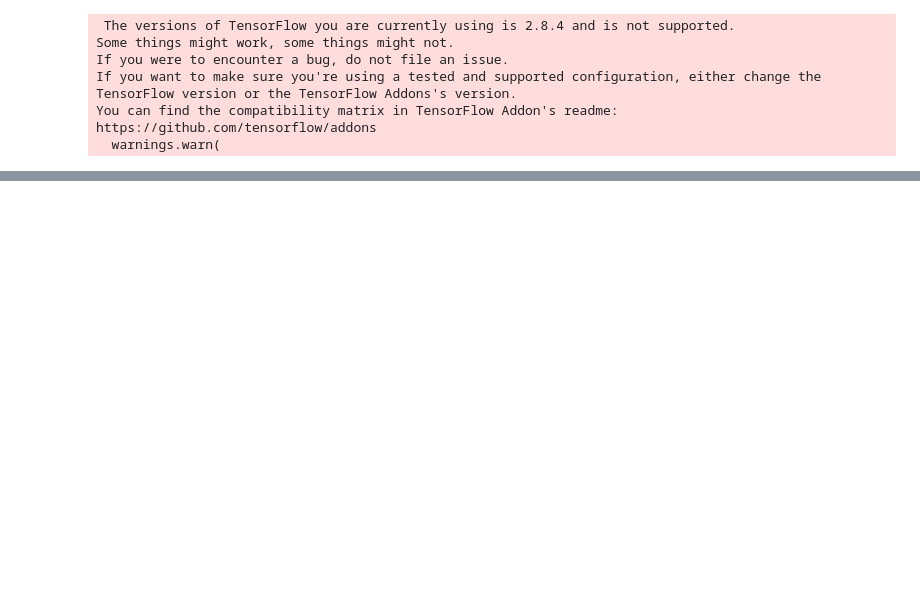
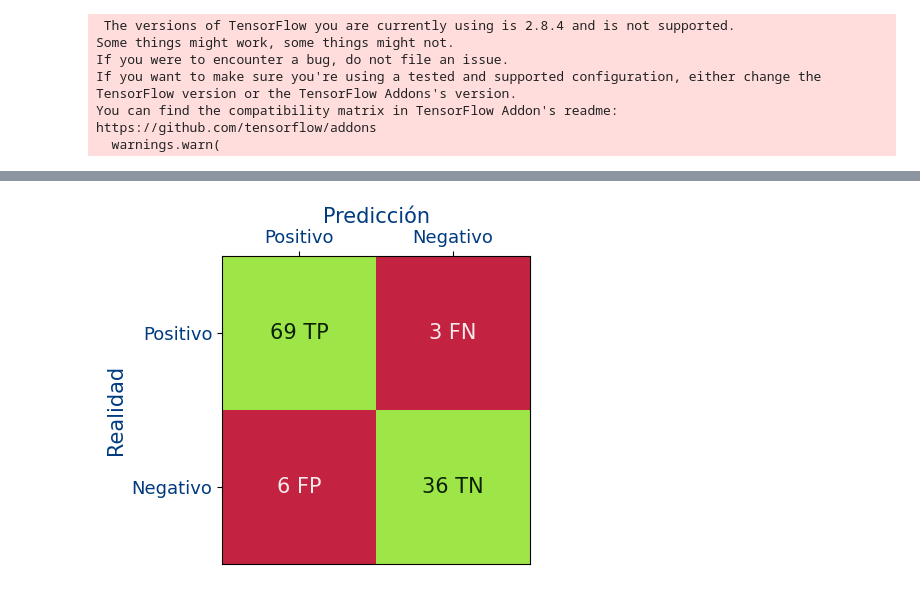
Before and after one commit to logongas/soluciones_ejercicios_modulo_pia, a Jupyter notebook: tema_07/ejercicios_tema_07_c_metricas.ipynb, the cells around one changed output, grey strips where cells are left out. Cells and saved outputs as stored; diff of their text form; code cells hidden in the pictures; blank space fills up the shorter version.

```diff
--- a/tema_07/ejercicios_tema_07_c_metricas.ipynb
+++ b/tema_07/ejercicios_tema_07_c_metricas.ipynb
@@ -224 +330,25 @@ https://github.com/tensorflow/addons
+# %%
+#Ejercicio 3.B
+
+def get_matriz_confusion(y_true,y_score,threshold):
+
+    y_pred=y_score>threshold
+
+    TP=sum((y_true==1) & (y_pred==1))
+    TN=sum((y_true==0) & (y_pred==0))
+    FP=sum((y_true==0) & (y_pred==1))
+    FN=sum((y_true==1) & (y_pred==0))
+
+
+    return TP,TN,FP,FN
+
+y_score=model.predict(x_test).reshape(-1)
+y_true=y_test
+TP,TN,FP,FN=get_matriz_confusion(y_true,y_score,threshold=0.5)
+
+figure=plt.figure(figsize=(4,4))
+axes=figure.add_subplot(1,1,1)
+plot_matriz_confusion(axes,TP=TP,TN=TN,FP=FP,FN=FN)
+# %% [output]
+[figure, added]
 # %%
```
Also changed, not shown: parts of 11 cells of this notebook.
